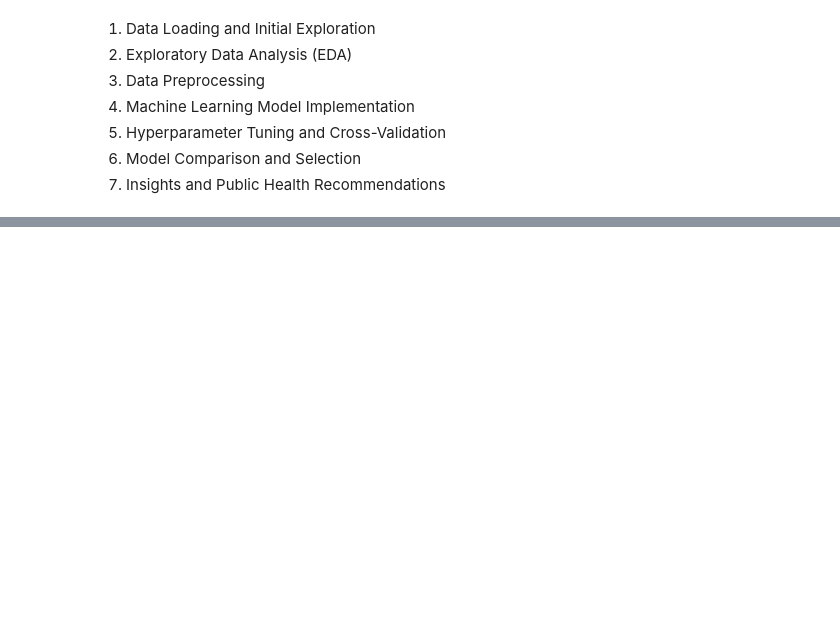
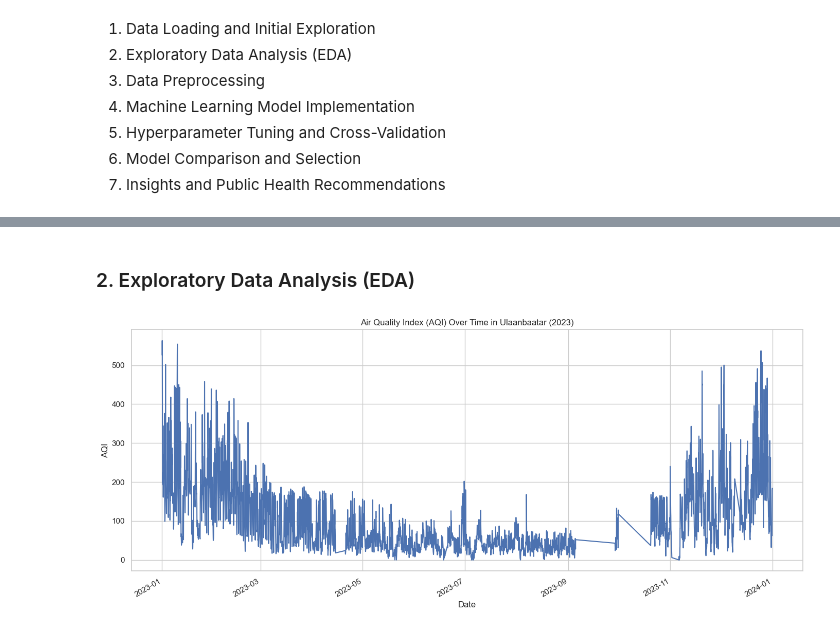
Before and after one commit to CCT-Dublin/capstone-project-Nomin1016, a Jupyter notebook: Nomin_CA3_StrategicThinking.ipynb, the cells around one changed output, grey strips where cells are left out. Drawn from its saved outputs; the diff is of its cells as text; code cells hidden in the pictures; blank space fills up the shorter version.

```diff
--- a/Nomin_CA3_StrategicThinking.ipynb
+++ b/Nomin_CA3_StrategicThinking.ipynb
@@ -40,0 +108,6 @@ df.head()
+# %%
+#Fill missing values with the mode (most frequent category)
+df['AQI Category'] = df['AQI Category'].fillna(df['AQI Category'].mode()[0])
+# Verify the missing values again
+missing_values_after = df.isnull().sum()
+print(missing_values_after)
@@ -40,0 +130,3 @@ df.head()
+# %%
+df.replace(-999, np.nan, inplace=True)
+df.dropna(subset=['NowCast Conc.', 'AQI', 'Raw Conc.'], inplace=True)
@@ -40,0 +168,5 @@ df.head()
+# %%
+df['Date (LT)'] = pd.to_datetime(df['Date (LT)'])
+df['hour_of_day'] = df['Date (LT)'].dt.hour
+df['day_of_week'] = df['Date (LT)'].dt.dayofweek
+df['month'] = df['Date (LT)'].dt.month
@@ -40,0 +182,19 @@ df.head()
+# %% [markdown]
+### 2. Exploratory Data Analysis (EDA)
+# %%
+# Optional: Set seaborn style
+sns.set(style="whitegrid")
+
+# Convert date if not already
+df['Date (LT)'] = pd.to_datetime(df['Date (LT)'])
+df.set_index('Date (LT)', inplace=True)
+# %%
+plt.figure(figsize=(14,6))
+df['AQI'].plot()
+plt.title('Air Quality Index (AQI) Over Time in Ulaanbaatar (2023)')
+plt.ylabel('AQI')
+plt.xlabel('Date')
+plt.tight_layout()
+plt.show()
+# %% [output]
+[figure, added]
```
Also changed, not shown: parts of 31 cells of this notebook.
